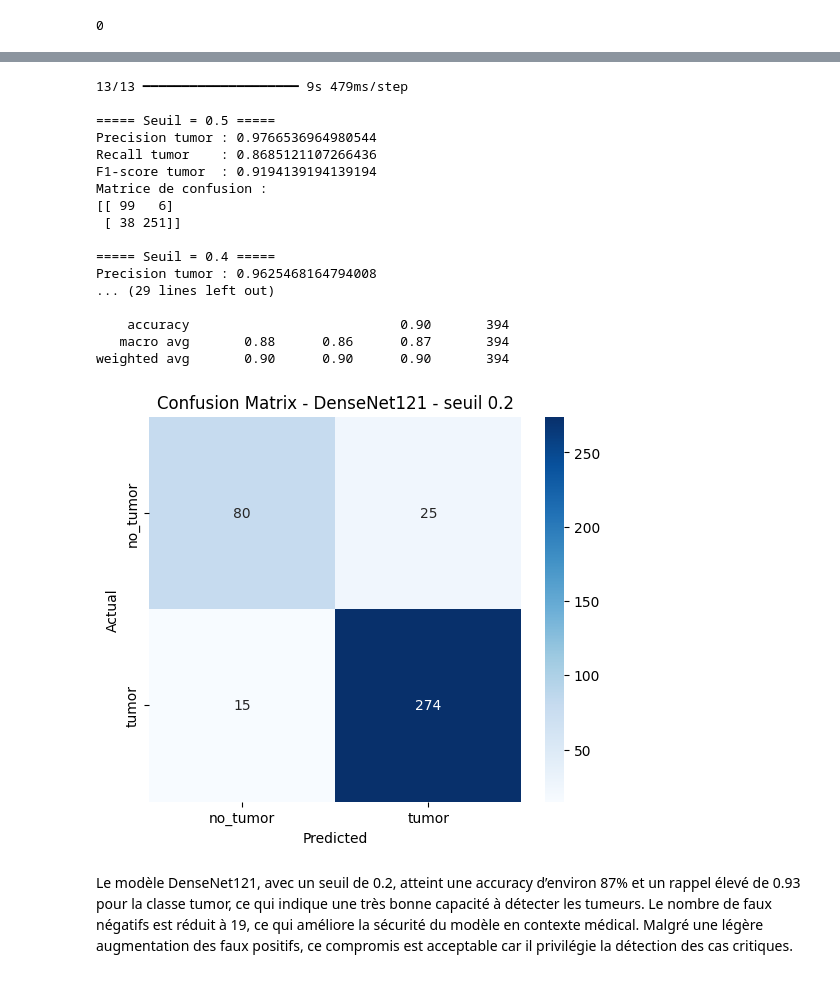
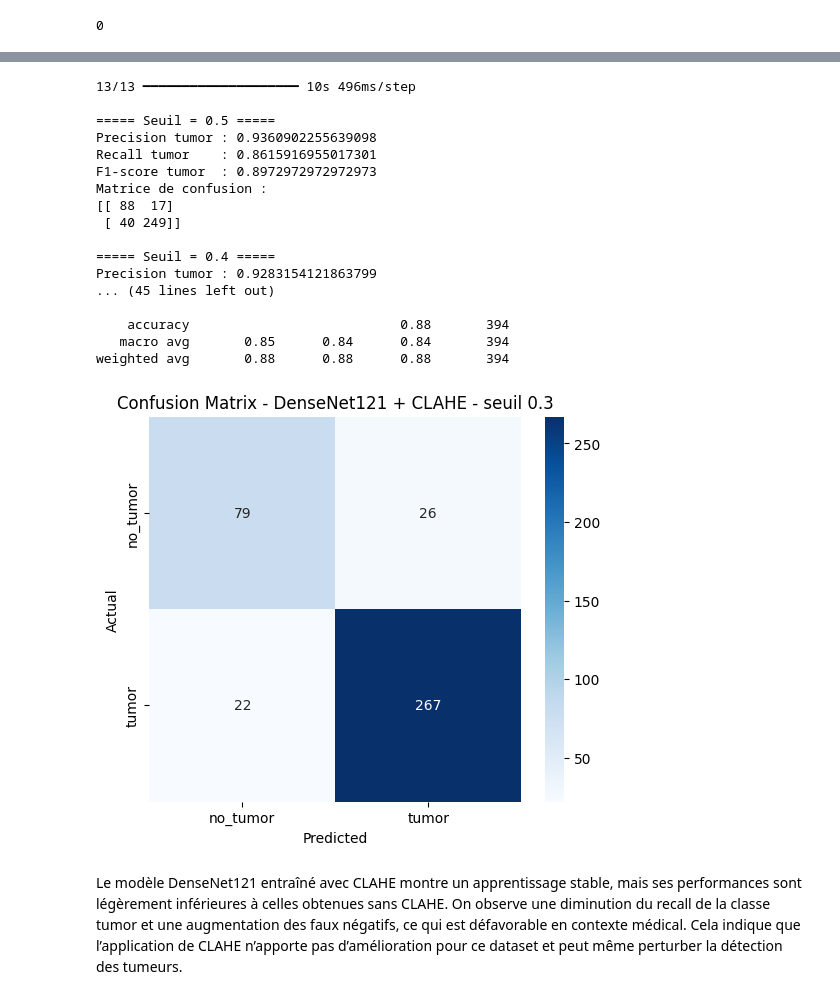
Before and after one commit to carolembomegni/Projet_SD_Detection_Tumeurs, a Jupyter notebook: Modele_DenseNet121.ipynb, the cells around one changed output, grey strips where cells are left out. Cells and saved outputs as stored; diff of their text form; code cells hidden in the pictures.

```diff
--- a/Modele_DenseNet121.ipynb
+++ b/Modele_DenseNet121.ipynb
@@ -538,12 +589,25 @@ model.compile(
     metrics=["accuracy"]
 )
 # %%
-# Callsbacks
+# callsbacks
 from tensorflow.keras.callbacks import EarlyStopping, ReduceLROnPlateau, ModelCheckpoint
 
 callbacks = [
-    EarlyStopping(monitor="val_loss", patience=5, restore_best_weights=True),
-    ReduceLROnPlateau(monitor="val_loss", factor=0.5, patience=3, verbose=1),
-    ModelCheckpoint("/content/densenet_best.keras", save_best_only=True)
+    EarlyStopping(
+        monitor="val_loss",
+        patience=5,
+        restore_best_weights=True
+    ),
+    ReduceLROnPlateau(
+        monitor="val_loss",
+        factor=0.5,
+        patience=2,
+        verbose=1
+    ),
+    ModelCheckpoint(
+        "/content/densenet121_clahe_best.keras",
+        monitor="val_loss",
+        save_best_only=True
+    )
 ]
 # %%
@@ -628,16 +688,12 @@ import matplotlib.pyplot as plt
 import seaborn as sns
 from sklearn.metrics import classification_report, confusion_matrix, precision_score, recall_score, f1_score
 
-# ==============================
-# VRAIES ETIQUETTES + PROBABILITES
-# ==============================
+# vraies étiquettes + probabilités
 y_true = np.concatenate([y.numpy() for x, y in test_ds], axis=0)
 y_prob = model.predict(test_ds).ravel()
 
-# ==============================
-# TEST DE PLUSIEURS SEUILS
-# ==============================
-thresholds = [0.5, 0.4, 0.3, 0.2]
+# tester plusieurs seuils
+thresholds = [0.5, 0.4, 0.3, 0.2, 0.15, 0.1]
 results = []
 
 for threshold in thresholds:
@@ -656,53 +712,49 @@ for threshold in thresholds:
 
     results.append((threshold, precision, recall, f1))
 
-# ==============================
-# CHOIX DU MEILLEUR SEUIL
-# ==============================
-best_threshold = max(results, key=lambda x: x[2])[0]  # basé sur F1-score
+# choisir le meilleur seuil
+best_threshold = max(results, key=lambda x: x[3])[0]   # F1-score
 print("\n✅ Meilleur seuil choisi :", best_threshold)
 
-# ==============================
-# RESULTAT FINAL
-# ==============================
+# rapport final
 y_pred_best = (y_prob > best_threshold).astype(int)
 
 print("\n📊 Classification Report final :")
 print(classification_report(y_true, y_pred_best, target_names=class_names))
 
 cm = confusion_matrix(y_true, y_pred_best)
 
 plt.figure(figsize=(6, 5))
 sns.heatmap(
     cm,
     annot=True,
     fmt="d",
     cmap="Blues",
     xticklabels=class_names,
     yticklabels=class_names
 )
 plt.xlabel("Predicted")
 plt.ylabel("Actual")
-plt.title(f"Confusion Matrix - DenseNet121 - seuil {best_threshold}")
+plt.title(f"Confusion Matrix - DenseNet121 + CLAHE - seuil {best_threshold}")
 plt.show()
 # %% [output]
-13/13 ━━━━━━━━━━━━━━━━━━━━ 9s 479ms/step
+13/13 ━━━━━━━━━━━━━━━━━━━━ 10s 496ms/step
 
 ===== Seuil = 0.5 =====
-Precision tumor : 0.9766536964980544
-Recall tumor    : 0.8685121107266436
-F1-score tumor  : 0.9194139194139194
+Precision tumor : 0.9360902255639098
+Recall tumor    : 0.8615916955017301
+F1-score tumor  : 0.8972972972972973
 Matrice de confusion :
-[[ 99   6]
- [ 38 251]]
+[[ 88  17]
+ [ 40 249]]
 
 ===== Seuil = 0.4 =====
-Precision tumor : 0.9625468164794008
-... (29 lines left out)
+Precision tumor : 0.9283154121863799
+... (45 lines left out)
 
-    accuracy                           0.90       394
-   macro avg       0.88      0.86      0.87       394
-weighted avg       0.90      0.90      0.90       394
+    accuracy                           0.88       394
+   macro avg       0.85      0.84      0.84       394
+weighted avg       0.88      0.88      0.88       394
-[figure, old version]
+[figure, new version]
-# %% [markdown]
-Le modèle DenseNet121, avec un seuil de 0.2, atteint une accuracy d’environ 87% et un rappel élevé de 0.93 pour la classe tumor, ce qui indique une très bonne capacité à détecter les tumeurs. Le nombre de faux négatifs est réduit à 19, ce qui améliore la sécurité du modèle en contexte médical. Malgré une légère augmentation des faux positifs, ce compromis est acceptable car il privilégie la détection des cas critiques.
+# %% [markdown]
+Le modèle DenseNet121 entraîné avec CLAHE montre un apprentissage stable, mais ses performances sont légèrement inférieures à celles obtenues sans CLAHE. On observe une diminution du recall de la classe tumor et une augmentation des faux négatifs, ce qui est défavorable en contexte médical. Cela indique que l’application de CLAHE n’apporte pas d’amélioration pour ce dataset et peut même perturber la détection des tumeurs.
```
Also changed, not shown: parts of 20 cells of this notebook.
